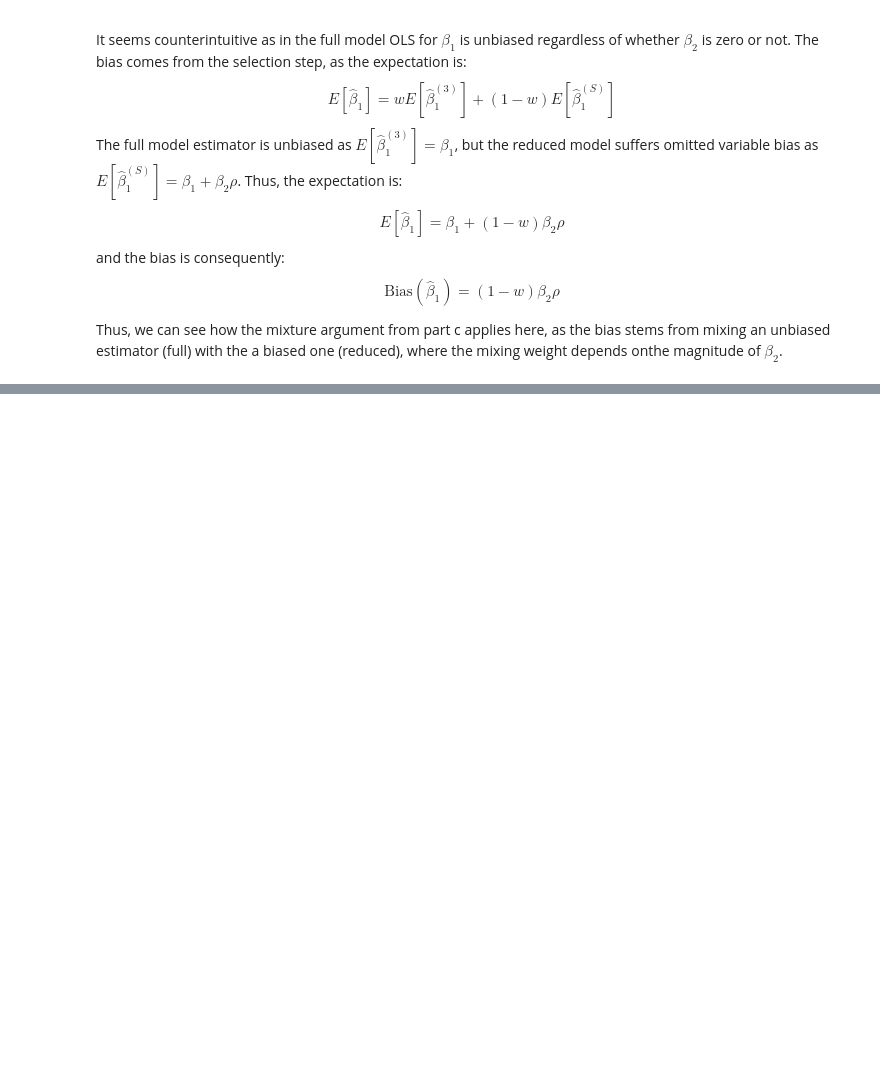
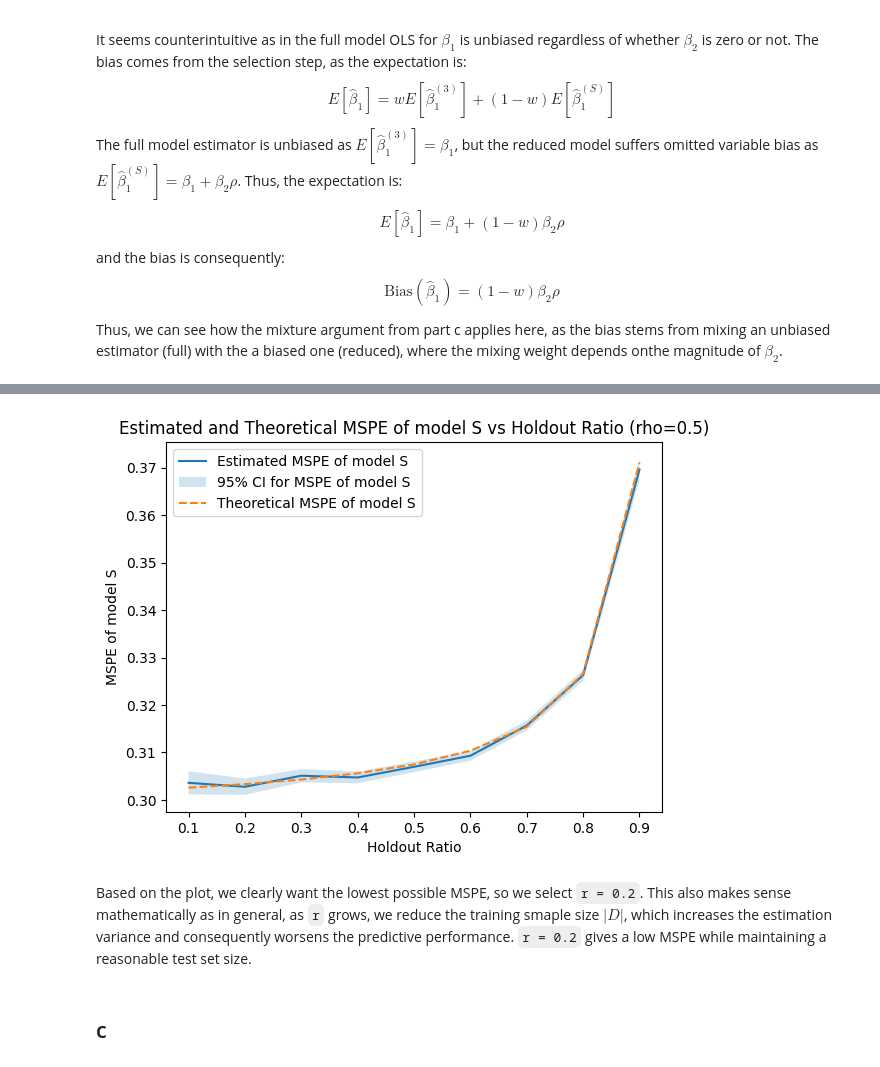
Before and after one commit to TangyKiwi/DSC-241, a Jupyter notebook: HW6/hw6.ipynb, the cells around one changed output, grey strips where cells are left out. Cells and saved outputs as stored; diff of their text form; code cells hidden in the pictures; blank space fills up the shorter version.

```diff
--- a/HW6/hw6.ipynb
+++ b/HW6/hw6.ipynb
@@ -254,0 +324,41 @@ where the mixing weight depends onthe magnitude of $\beta_2$.
+# %%
+rho = 0.5
+holdout_ratios = np.array([0.1, 0.2, 0.3, 0.4, 0.5, 0.6, 0.7, 0.8, 0.9])
+
+mspe_Ss = np.empty(len(holdout_ratios))
+mspe_ci_low = np.empty_like(mspe_Ss)
+mspe_ci_high = np.empty_like(mspe_Ss)
+theoretical_mspe_S = np.empty_like(mspe_Ss)
+
+for i, holdout_ratio in enumerate(tqdm(holdout_ratios, desc="Holdout Ratio Simulations")):
+    mspe_S_vals = np.empty(N)
+
+    for r in range(N):
+        mspe_S_vals[r] = mspe_model_s(n, rho, beta1, beta2, sigma2, holdout_ratio, rng)
+
+    mspe_Ss[i] = np.mean(mspe_S_vals)
+    se_mspe = np.std(mspe_S_vals, ddof=1) / np.sqrt(N)
+    mspe_ci_low[i] = mspe_Ss[i] - z * se_mspe
+    mspe_ci_high[i] = mspe_Ss[i] + z * se_mspe
+
+    D_size = n - int(n * holdout_ratio)
+    theoretical_mspe_S[i] = (1 + 1 / (D_size - 2)) * (sigma2 + beta2**2 * (1 - rho**2))
+# %%
+plt.plot(holdout_ratios, mspe_Ss, label="Estimated MSPE of model S")
+plt.fill_between(holdout_ratios, mspe_ci_low, mspe_ci_high, alpha=0.2, label="95% CI for MSPE of model S")
+plt.plot(holdout_ratios, theoretical_mspe_S, label="Theoretical MSPE of model S", linestyle='--')
+plt.xlabel("Holdout Ratio")
+plt.ylabel("MSPE of model S")
+plt.title("Estimated and Theoretical MSPE of model S vs Holdout Ratio (rho=0.5)")
+plt.legend()
+plt.show()
+# %% [output]
+[figure, added]
+# %% [markdown]
+Based on the plot, we clearly want the lowest possible MSPE, so we select
+`r = 0.2`. This also makes sense mathematically as in general, as `r` grows,
+we reduce the training smaple size $|D|$, which increases the estimation variance
+and consequently worsens the predictive performance. `r = 0.2` gives a low MSPE
+while maintaining a reasonable test set size.
+# %% [markdown]
+## c
```
Also changed, not shown: parts of 9 cells of this notebook.
